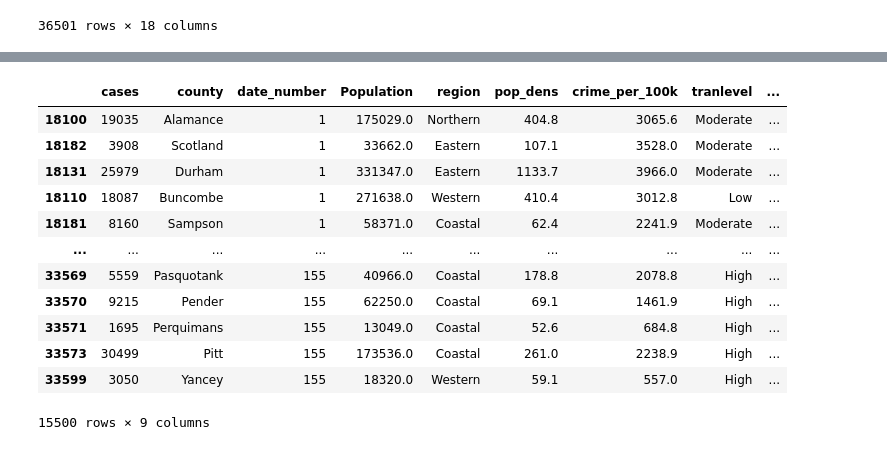
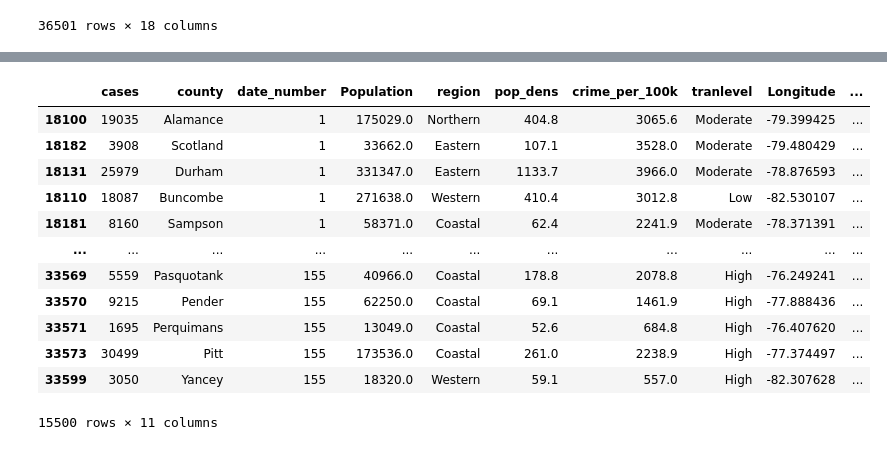
Before and after one commit to ecthompsoncodes/FDS-Epi-Project, a Jupyter notebook: Data for Analysis.ipynb, the cells around one changed output, grey strips where cells are left out. Saved outputs shown, nothing was run; the diff lists cells and outputs as text; code cells hidden in the pictures.

Commit message:
merging long lat data

```diff
--- a/Data for Analysis.ipynb
+++ b/Data for Analysis.ipynb
@@ -4,6 +4,7 @@ import matplotlib.pyplot as plt
 # %%
 #loading in county and census data and sorting for NC
 county_data = pd.read_csv("us-counties-2021.csv")
+lat_long_data = pd.read_csv("nc-county-boundaries.csv", delimiter=';')
 
 # Prepping census data to be merged
 white = pd.read_excel("census data.xlsx")
@@ -184,11 +185,25 @@ Name: count, dtype: int64
 | 36499 | 2021-12-31 | Yadkin | North Carolina | 37197.0 | 7376 | 90.0 | 36925.0 | 0.1998 | 0.0024 | 77.0 | ... |
 | 36500 | 2021-12-31 | Yancey | North Carolina | 37199.0 | 3522 | 36.0 | 18320.0 | 0.1922 | 0.0020 | 50.0 | ... |
 36501 rows × 18 columns
+# %%
+def split_geo_point(row):
+    if pd.notna(row['Geo Point']):
+        lat, lon = row['Geo Point'].split(',')
+        return pd.Series([float(lat), float(lon)])
+    return pd.Series([None, None])
+
+# Apply the function and create new columns for Latitude and Longitude
+lat_long_data[['Latitude', 'Longitude']] = lat_long_data.apply(split_geo_point, axis=1)
+
+lat_long_data['county'] = lat_long_data['NAME']
+# Now 'lat_long_data' will have two new columns: 'Latitude' and 'Longitude'
+lat_long_data = lat_long_data[['Latitude', 'Longitude', 'county']]
 # %%
 #data = pd.read_csv("countyall.csv")
 census = pd.read_excel("census data.xlsx")
 #data['pop_dens'] = data["population_density_per_sq_mile"]
 data = pd.merge(data, census, on="county", how="inner")
+data = pd.merge(data, lat_long_data, on = "county", how = "inner")
 data.head()
 # %% [output]
 |  | date | county | state | fips | cases | deaths | Population | casesprop | deathsprop | dailycase | ... |
@@ -276,34 +291,34 @@ Text(0, 0.5, 'Frequency')
 # %%
 #data_329 = pd.get_dummies(data, columns=['region'])
 data_329 = data.copy()
 data_329['date'] = pd.to_datetime(data_329['date'])
 data_329.sort_values(by='date', inplace=True)
 
 # Create a mapping from each unique date to a sequential number starting from 1
 unique_dates = data_329['date'].unique()
 date_to_number = {date: i+1 for i, date in enumerate(unique_dates)}
 
 # Map the dates in the DataFrame to their corresponding number
 data_329['date_number'] = data_329['date'].map(date_to_number)
 
 data_329
-data_329 = data_329[["cases", "county", "date_number", "Population", "region", "pop_dens", "crime_per_100k", 'tranlevel','tranlevel_in_2_weeks']]
-data_329.to_csv("data_402.csv")
+data_329 = data_329[["cases", "county", "date_number", "Population", "region", "pop_dens", "crime_per_100k", 'tranlevel', "Longitude", "Latitude", 'tranlevel_in_2_weeks']]
+data_329.to_csv("data_412.csv")
 data_329
 # %% [output]
-|  | cases | county | date_number | Population | region | pop_dens | crime_per_100k | tranlevel | ... |
-| 18100 | 19035 | Alamance | 1 | 175029.0 | Northern | 404.8 | 3065.6 | Moderate | ... |
-| 18182 | 3908 | Scotland | 1 | 33662.0 | Eastern | 107.1 | 3528.0 | Moderate | ... |
-| 18131 | 25979 | Durham | 1 | 331347.0 | Eastern | 1133.7 | 3966.0 | Moderate | ... |
-| 18110 | 18087 | Buncombe | 1 | 271638.0 | Western | 410.4 | 3012.8 | Low | ... |
-| 18181 | 8160 | Sampson | 1 | 58371.0 | Coastal | 62.4 | 2241.9 | Moderate | ... |
-| ... | ... | ... | ... | ... | ... | ... | ... | ... | ... |
-| 33569 | 5559 | Pasquotank | 155 | 40966.0 | Coastal | 178.8 | 2078.8 | High | ... |
-| 33570 | 9215 | Pender | 155 | 62250.0 | Coastal | 69.1 | 1461.9 | High | ... |
-| 33571 | 1695 | Perquimans | 155 | 13049.0 | Coastal | 52.6 | 684.8 | High | ... |
-| 33573 | 30499 | Pitt | 155 | 173536.0 | Coastal | 261.0 | 2238.9 | High | ... |
-| 33599 | 3050 | Yancey | 155 | 18320.0 | Western | 59.1 | 557.0 | High | ... |
+|  | cases | county | date_number | Population | region | pop_dens | crime_per_100k | tranlevel | Longitude | ... |
+| 18100 | 19035 | Alamance | 1 | 175029.0 | Northern | 404.8 | 3065.6 | Moderate | -79.399425 | ... |
+| 18182 | 3908 | Scotland | 1 | 33662.0 | Eastern | 107.1 | 3528.0 | Moderate | -79.480429 | ... |
+| 18131 | 25979 | Durham | 1 | 331347.0 | Eastern | 1133.7 | 3966.0 | Moderate | -78.876593 | ... |
+| 18110 | 18087 | Buncombe | 1 | 271638.0 | Western | 410.4 | 3012.8 | Low | -82.530107 | ... |
+| 18181 | 8160 | Sampson | 1 | 58371.0 | Coastal | 62.4 | 2241.9 | Moderate | -78.371391 | ... |
+| ... | ... | ... | ... | ... | ... | ... | ... | ... | ... | ... |
+| 33569 | 5559 | Pasquotank | 155 | 40966.0 | Coastal | 178.8 | 2078.8 | High | -76.249241 | ... |
+| 33570 | 9215 | Pender | 155 | 62250.0 | Coastal | 69.1 | 1461.9 | High | -77.888436 | ... |
+| 33571 | 1695 | Perquimans | 155 | 13049.0 | Coastal | 52.6 | 684.8 | High | -76.407620 | ... |
+| 33573 | 30499 | Pitt | 155 | 173536.0 | Coastal | 261.0 | 2238.9 | High | -77.374497 | ... |
+| 33599 | 3050 | Yancey | 155 | 18320.0 | Western | 59.1 | 557.0 | High | -82.307628 | ... |
-15500 rows × 9 columns
+15500 rows × 11 columns
 # %%
 data_grouped.sort_values("Num_Hotspot")
 # %%
```
Also changed, not shown: parts of 4 cells of this notebook, 1 other file.
